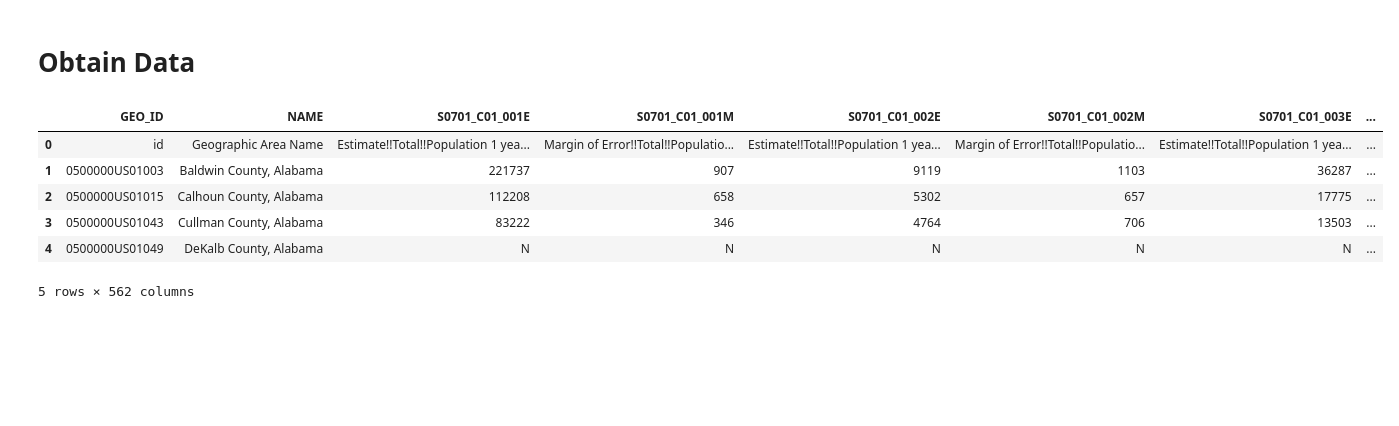
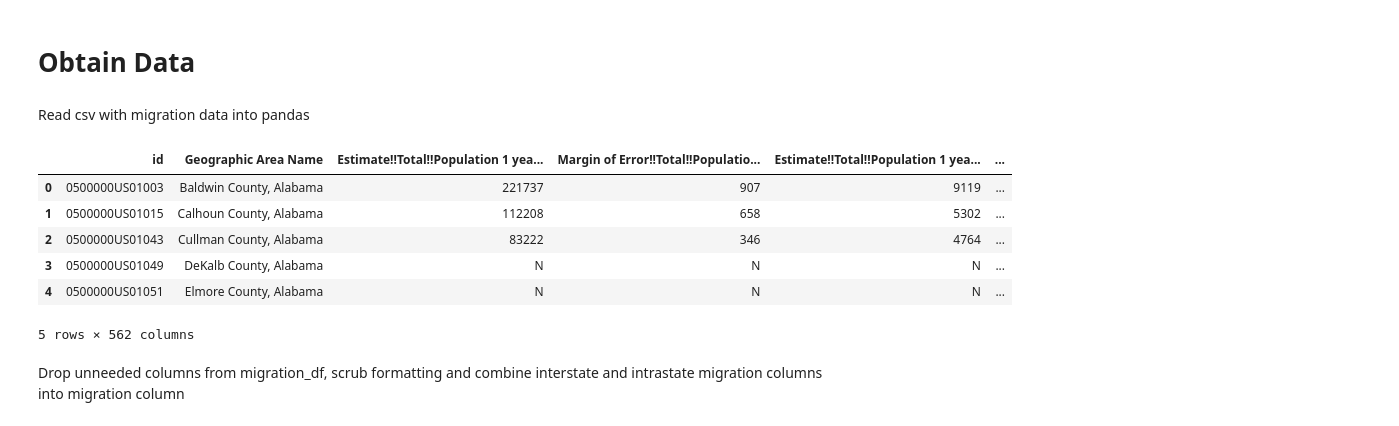
Before and after one commit to blantj/county_inmigration_regression, a Jupyter notebook: Modeling.ipynb, the cells around one changed output. Cells and saved outputs as stored; diff of their text form; code cells hidden in the pictures; blank space fills up the shorter version.

Commit message:
Obtain Data

```diff
--- a/Modeling.ipynb
+++ b/Modeling.ipynb
@@ -5,13 +6,17 @@ import pandas as pd
 # %% [markdown]
 # Obtain Data
+# %% [markdown]
+Read csv with migration data into pandas
 # %%
-df = pd.read_csv('Data/census_data/census_data.csv')
-df.head()
+migration_df = pd.read_csv('Data/migration_data/migration_data.csv', header=1)
+migration_df.head()
 # %% [output]
-|  | GEO_ID | NAME | S0701_C01_001E | S0701_C01_001M | S0701_C01_002E | S0701_C01_002M | S0701_C01_003E | ... |
-| 0 | id | Geographic Area Name | Estimate!!Total!!Population 1 yea... | Margin of Error!!Total!!Populatio... | Estimate!!Total!!Population 1 yea... | Margin of Error!!Total!!Populatio... | Estimate!!Total!!Population 1 yea... | ... |
-| 1 | 0500000US01003 | Baldwin County, Alabama | 221737 | 907 | 9119 | 1103 | 36287 | ... |
-| 2 | 0500000US01015 | Calhoun County, Alabama | 112208 | 658 | 5302 | 657 | 17775 | ... |
-| 3 | 0500000US01043 | Cullman County, Alabama | 83222 | 346 | 4764 | 706 | 13503 | ... |
-| 4 | 0500000US01049 | DeKalb County, Alabama | N | N | N | N | N | ... |
+|  | id | Geographic Area Name | Estimate!!Total!!Population 1 yea... | Margin of Error!!Total!!Populatio... | Estimate!!Total!!Population 1 yea... | ... |
+| 0 | 0500000US01003 | Baldwin County, Alabama | 221737 | 907 | 9119 | ... |
+| 1 | 0500000US01015 | Calhoun County, Alabama | 112208 | 658 | 5302 | ... |
+| 2 | 0500000US01043 | Cullman County, Alabama | 83222 | 346 | 4764 | ... |
+| 3 | 0500000US01049 | DeKalb County, Alabama | N | N | N | ... |
+| 4 | 0500000US01051 | Elmore County, Alabama | N | N | N | ... |
 5 rows × 562 columns
+# %% [markdown]
+Drop unneeded columns from migration_df, scrub formatting and combine interstate and intrastate migration columns into migration column
```
Also changed, not shown: parts of 27 cells of this notebook, 3 other files.
